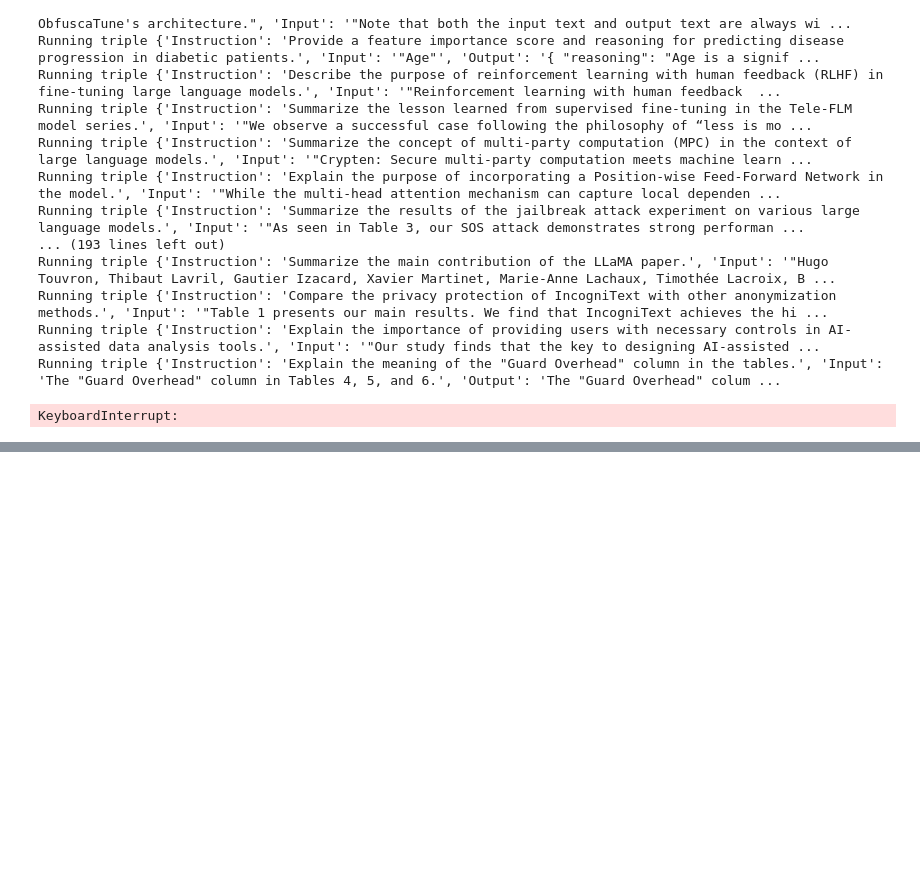
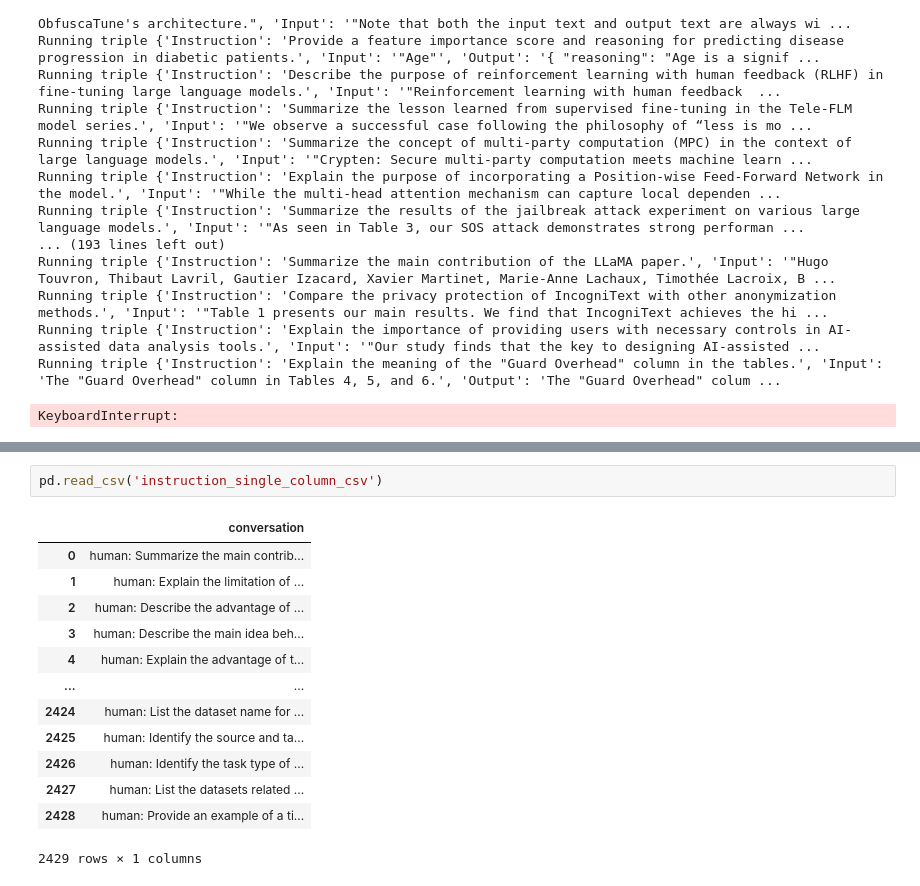
Before and after one commit to paulomuraroferreira/llama3_8b_finetuning, a Jupyter notebook: llm-finetuning copy_copy.ipynb, the cells around one changed output, grey strips where cells are left out. Cells and saved outputs as stored; diff of their text form; blank space fills up the shorter version.

```diff
--- a/llm-finetuning copy_copy.ipynb
+++ b/llm-finetuning copy_copy.ipynb
@@ -586,0 +667,16 @@ KeyboardInterrupt:
+# %%
+pd.read_csv('instruction_single_column_csv')
+# %% [output]
+|  | conversation |
+| 0 | human: Summarize the main contrib... |
+| 1 | human: Explain the limitation of ... |
+| 2 | human: Describe the advantage of ... |
+| 3 | human: Describe the main idea beh... |
+| 4 | human: Explain the advantage of t... |
+| ... | ... |
+| 2424 | human: List the dataset name for ... |
+| 2425 | human: Identify the source and ta... |
+| 2426 | human: Identify the task type of ... |
+| 2427 | human: List the datasets related ... |
+| 2428 | human: Provide an example of a ti... |
+2429 rows × 1 columns
```
Also changed, not shown: parts of 10 cells of this notebook, 6 other files.
